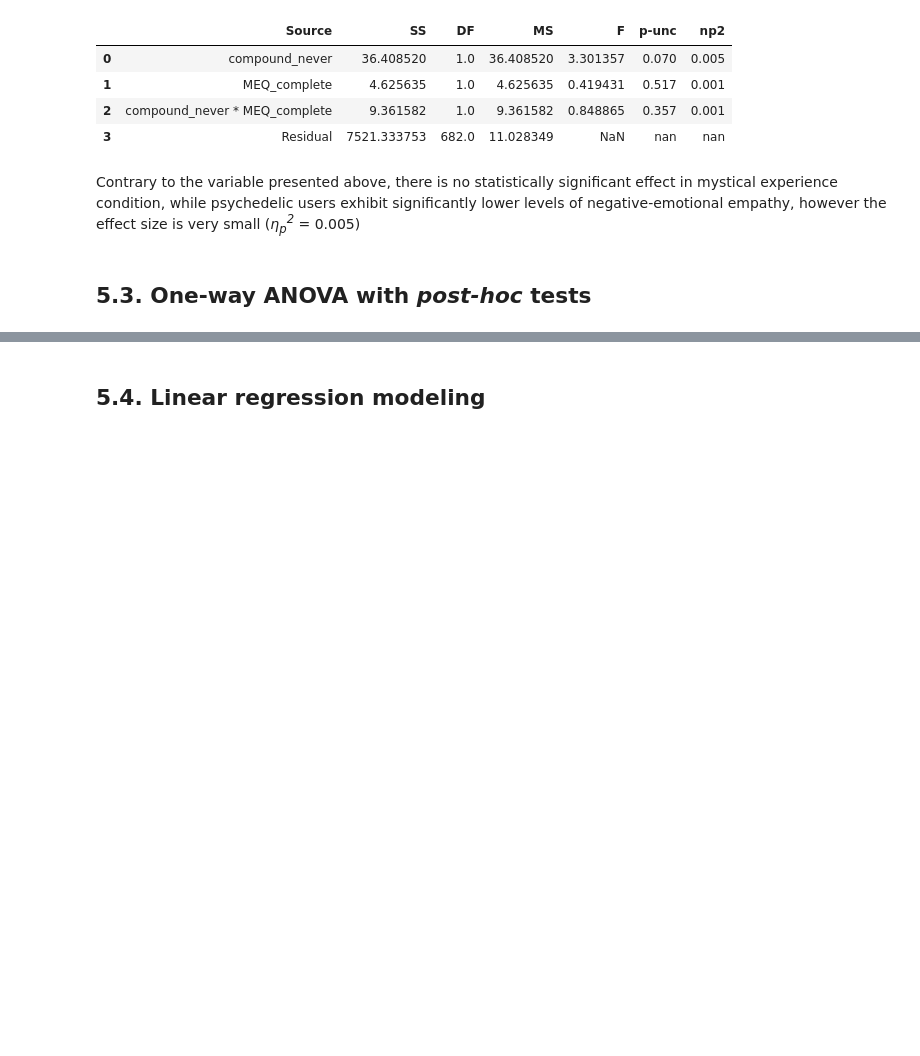
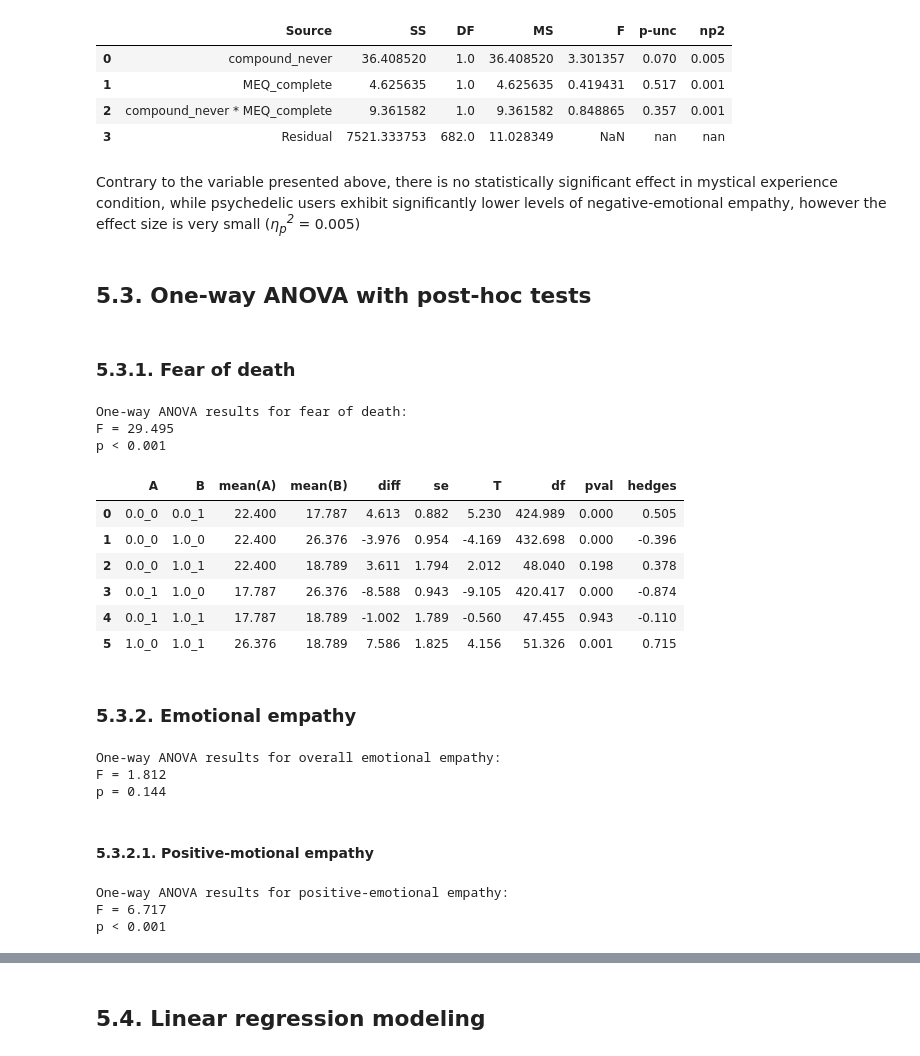
Before and after one commit to michal-owsiak/swps-university-research, a Jupyter notebook: research.ipynb, the cells around one changed output, grey strips where cells are left out. Saved outputs shown, nothing was run; the diff lists cells and outputs as text; code cells hidden in the pictures; blank space fills up the shorter version.

Commit message:
one-way anova with post hoc series added

```diff
--- a/research.ipynb
+++ b/research.ipynb
@@ -930,4 +931,62 @@ PES_negative_ANOVA
 # %% [markdown]
 Contrary to the variable presented above, there is no statistically significant effect in mystical experience condition, while psychedelic users exhibit significantly lower levels of negative-emotional empathy, however the effect size is very small (*η<sub>p</sub><sup>2</sup>* = 0.005)
 # %% [markdown]
-## **5.3. One-way ANOVA with *post-hoc* tests**
+## **5.3. One-way ANOVA with post-hoc tests**
+# %% [markdown]
+### **5.3.1. Fear of death**
+# %%
+dependent_variable = "DAP_R_sum"
+
+group_1, group_2, group_3, group_4 = define_groups(df, dependent_variable)
+
+anova_result = stats.f_oneway(group_1, group_2, group_3, group_4)
+formatted_p_value = " < 0.001" if anova_result.pvalue < 0.001 else f" = {anova_result.pvalue:.3f}"
+
+print(f"One-way ANOVA results for fear of death:\nF = {anova_result.statistic:.3f}\np{formatted_p_value}")
+# %% [output]
+One-way ANOVA results for fear of death:
+F = 29.495
+p < 0.001
+# %%
+df.loc[:, "group"] = df.apply(lambda row: f"{row['compound_never']}_{row['MEQ_complete']}", axis=1)
+posthoc = pg.pairwise_gameshowell(dv=dependent_variable, between='group', data=df)
+
+posthoc.round(3)
+# %% [output]
+|  | A | B | mean(A) | mean(B) | diff | se | T | df | pval | hedges |
+| 0 | 0.0_0 | 0.0_1 | 22.400 | 17.787 | 4.613 | 0.882 | 5.230 | 424.989 | 0.000 | 0.505 |
+| 1 | 0.0_0 | 1.0_0 | 22.400 | 26.376 | -3.976 | 0.954 | -4.169 | 432.698 | 0.000 | -0.396 |
+| 2 | 0.0_0 | 1.0_1 | 22.400 | 18.789 | 3.611 | 1.794 | 2.012 | 48.040 | 0.198 | 0.378 |
+| 3 | 0.0_1 | 1.0_0 | 17.787 | 26.376 | -8.588 | 0.943 | -9.105 | 420.417 | 0.000 | -0.874 |
+| 4 | 0.0_1 | 1.0_1 | 17.787 | 18.789 | -1.002 | 1.789 | -0.560 | 47.455 | 0.943 | -0.110 |
+| 5 | 1.0_0 | 1.0_1 | 26.376 | 18.789 | 7.586 | 1.825 | 4.156 | 51.326 | 0.001 | 0.715 |
+# %% [markdown]
+### **5.3.2. Emotional empathy**
+# %%
+dependent_variable = "PES_sum"
+
+group_1, group_2, group_3, group_4 = define_groups(df, dependent_variable)
+
+anova_result = stats.f_oneway(group_1, group_2, group_3, group_4)
+formatted_p_value = " < 0.001" if anova_result.pvalue < 0.001 else f" = {anova_result.pvalue:.3f}"
+
+print(f"One-way ANOVA results for overall emotional empathy:\nF = {anova_result.statistic:.3f}\np{formatted_p_value}")
+# %% [output]
+One-way ANOVA results for overall emotional empathy:
+F = 1.812
+p = 0.144
+# %% [markdown]
+#### **5.3.2.1. Positive-motional empathy**
+# %%
+dependent_variable = "PES_positive"
+
+group_1, group_2, group_3, group_4 = define_groups(df, dependent_variable)
+
+anova_result = stats.f_oneway(group_1, group_2, group_3, group_4)
+formatted_p_value = " < 0.001" if anova_result.pvalue < 0.001 else f" = {anova_result.pvalue:.3f}"
+
+print(f"One-way ANOVA results for positive-emotional empathy:\nF = {anova_result.statistic:.3f}\np{formatted_p_value}")
+# %% [output]
+One-way ANOVA results for positive-emotional empathy:
+F = 6.717
+p < 0.001
```
Also changed, not shown: parts of 7 cells of this notebook.
